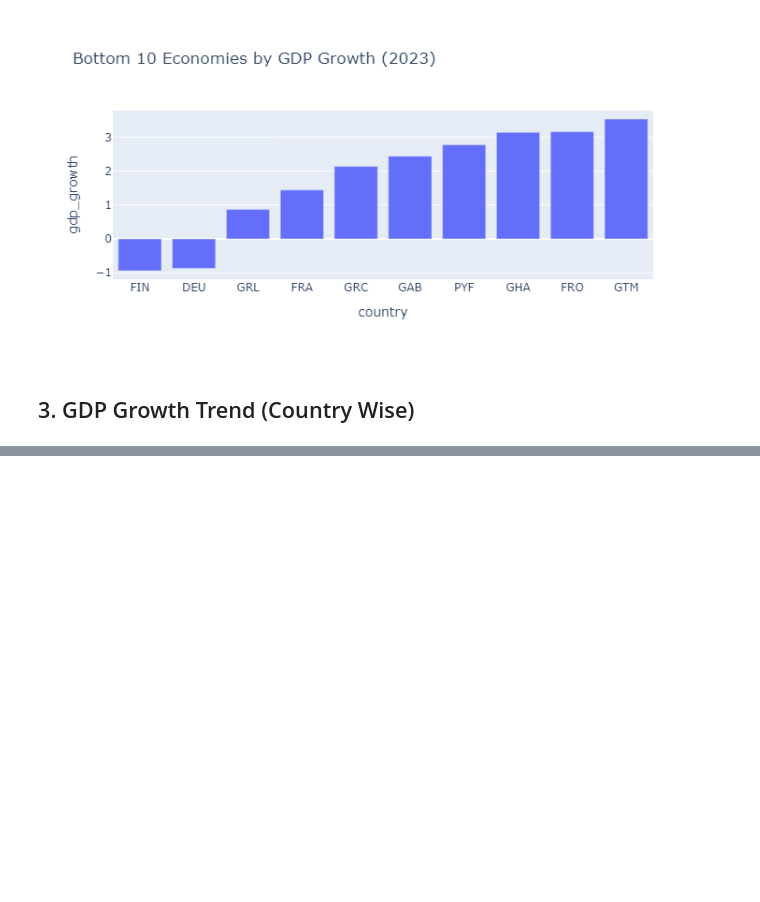
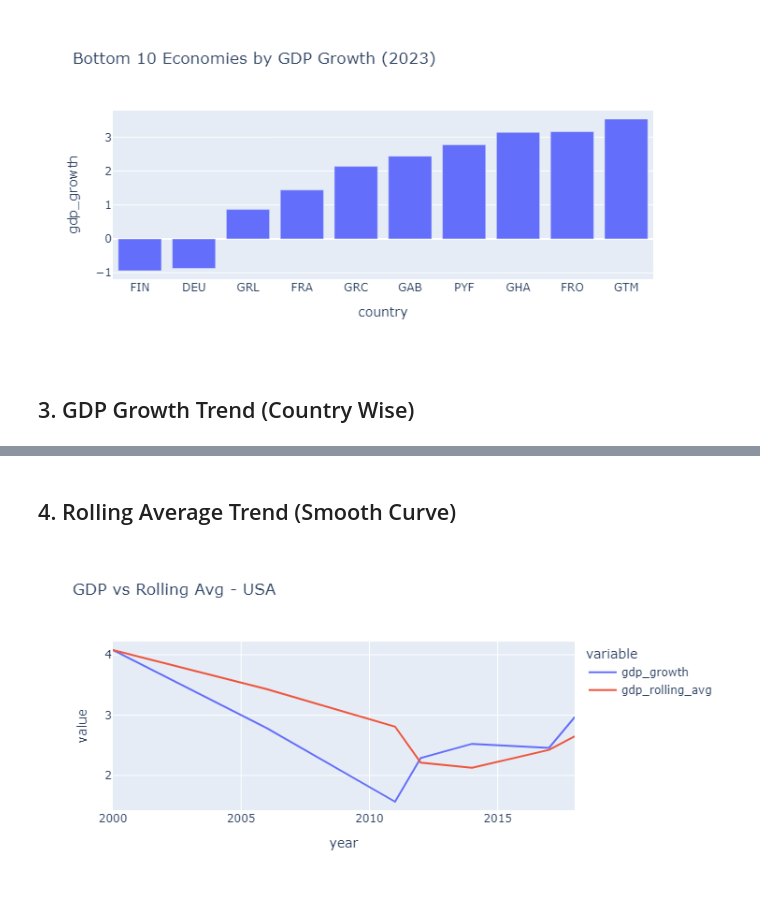
Before and after one commit to AyuOrniThrONE/World-GDP-Dasboard, a Jupyter notebook: analysis/eda.ipynb, the cells around one changed output, grey strips where cells are left out. Drawn from its saved outputs; the diff is of its cells as text; code cells hidden in the pictures; blank space fills up the shorter version.

```diff
--- a/analysis/eda.ipynb
+++ b/analysis/eda.ipynb
@@ -44,0 +45,6 @@ px.line(country_df,x="year",y="gdp_growth",title=f"GDP Growth Trend - {country}"
+# %% [markdown]
+## 4. Rolling Average Trend (Smooth Curve)
+# %%
+px.line(country_df,x="year",y=["gdp_growth","gdp_rolling_avg"],title=f"GDP vs Rolling Avg - {country}").show()
+# %% [output]
+[figure, added]
```
Also changed, not shown: parts of 10 cells of this notebook.
